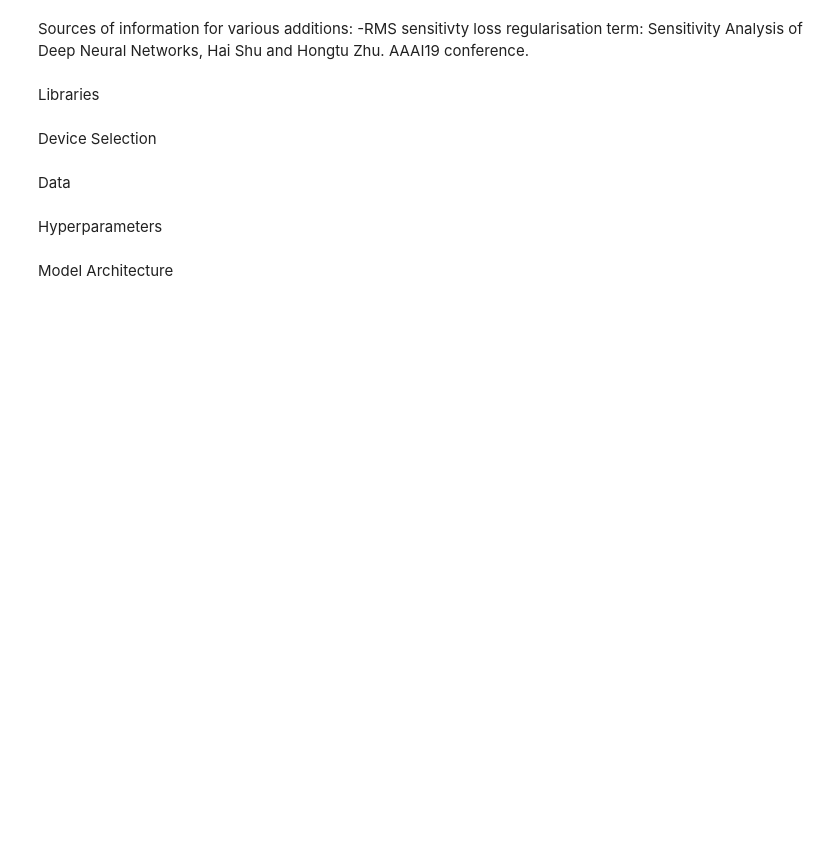
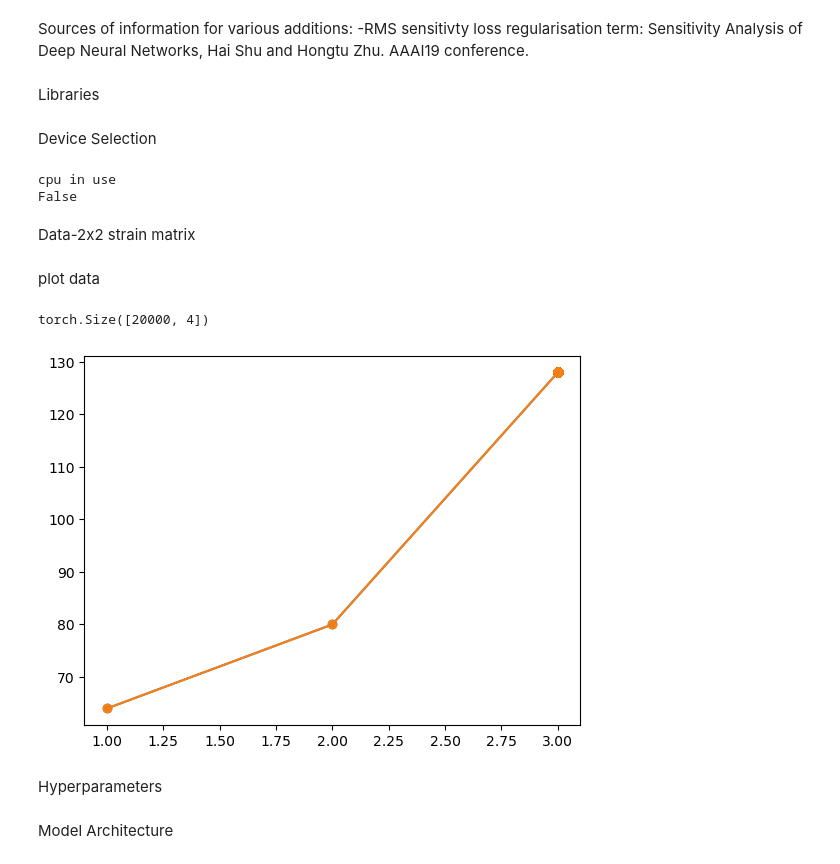
Before and after one commit to youngers2006/Research-Placement, a Jupyter notebook: 2D_approximator_iteration1.ipynb, the cells around one changed output. Saved outputs shown, nothing was run; the diff lists cells and outputs as text; code cells hidden in the pictures; blank space fills up the shorter version.

Commit message:
Added 3D model-waiting for data to train on, need to make additions to optimise it but good for now

```diff
--- a/2D_attempt1.ipynb
+++ b/2D_approximator_iteration1.ipynb
@@ -18,10 +18,17 @@ Device Selection
 # %%
 if torch.cuda.is_available():
     my_device = torch.device("cuda")
+    print("cuda in use")
 else:
     my_device = torch.device("cpu")
+    print("cpu in use")
+
+print(torch.backends.cuda.is_built())
+# %% [output]
+cpu in use
+False
 # %% [markdown]
-Data
+Data-2x2 strain matrix
 # %%
 def target_function(x):
     x = np.array(x,dtype=np.float32)
@@ -34,6 +40,51 @@ y1_raw, y2_raw = target_function(train_data_raw)
 
 inputs = torch.tensor(list(train_data_raw), dtype=torch.float32).unsqueeze(1)
 targets = torch.tensor(np.stack([y1_raw, y2_raw], axis=1), dtype=torch.float32)
+# %%
+def target_function(x):
+    x = np.array(x,dtype=np.float32)
+    y = np.array(x**3 - 2*x**2 + 3*x + 14,dtype=np.float32)
+    y = np.sum(y)
+    return torch.tensor(y,dtype=torch.float32)
+
+inputs_raw = torch.zeros(20000,2,2,dtype=torch.float32)# 2x2 strain matrix
+targets = torch.zeros(20000,dtype=torch.float32)
+
+a = b = c = 0
+cycle = torch.tensor([0,0,0],dtype=torch.int16)
+
+for i in range(0,20000):
+    cycle[torch.argmin(cycle)] += 1
+    maxim = cycle[torch.argmax(cycle)]
+
+    if maxim == 0:
+        a += 1
+    elif maxim == 1:
+        b += 1
+    else:
+        c += 1
+
+    inputs_raw[i,0,0] = a
+    inputs_raw[i,1,0] = b
+    inputs_raw[i,1,1] = c
+    inputs_raw[i,:,:] = b
+    targets[i] = target_function(inputs_raw[i])
+
+
+inputs = torch.flatten(inputs_raw).view(-1,4) # (N,features)
+targets = targets.unsqueeze(1)
+
+# gives an input array of 20000,4 and a target array of 20000,1
+# %% [markdown]
+plot data
+# %%
+plt.scatter(inputs[:,0],targets)
+plt.scatter(inputs[:,1],targets)
+plt.plot(inputs[:,2],targets)
+plt.plot(inputs[:,3],targets)
+# %% [output]
+torch.Size([20000, 4])
+[figure, added]
 # %% [markdown]
 Hyperparameters
 # %%
```
Also changed, not shown: parts of 8 cells of this notebook, 2 other files.
